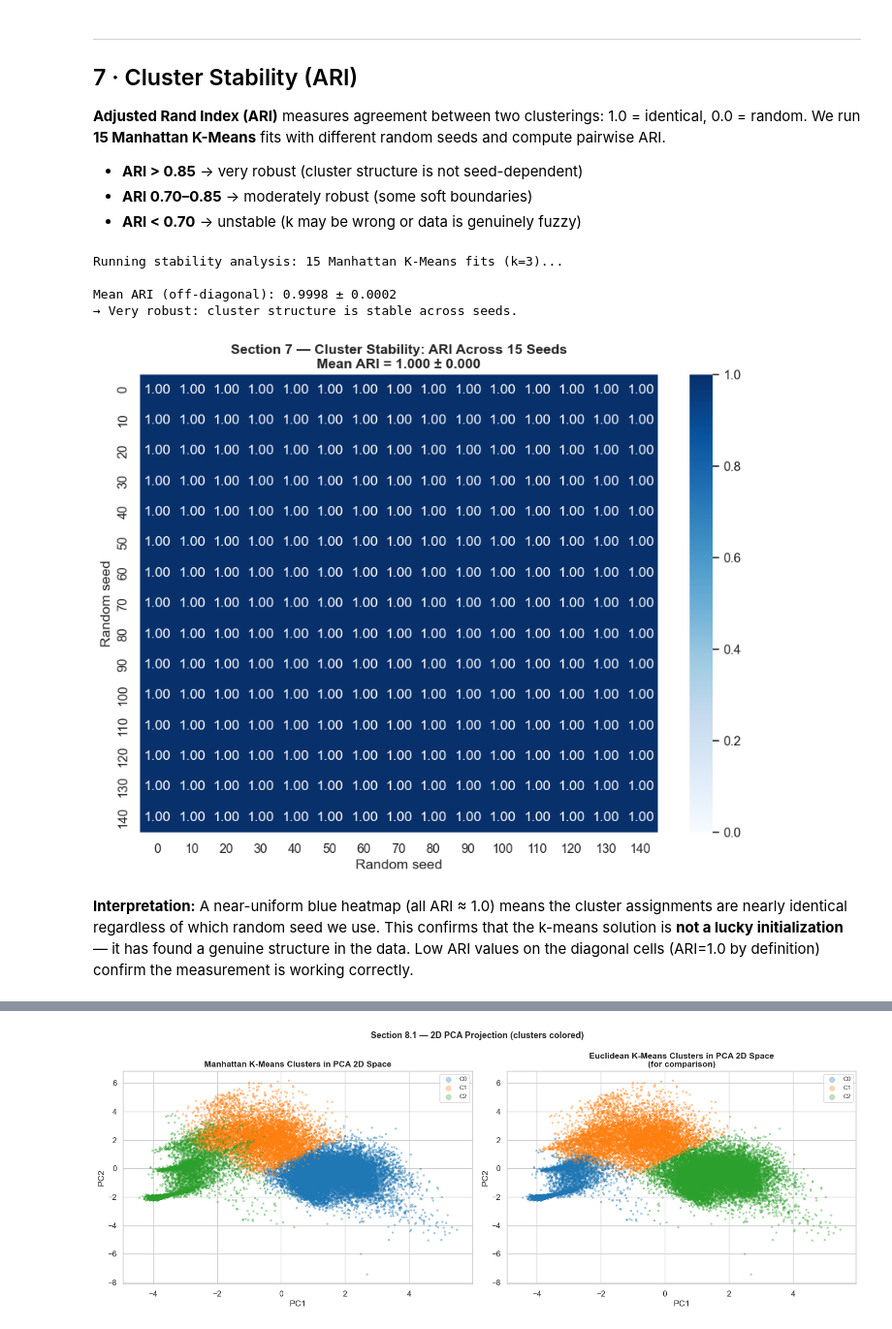
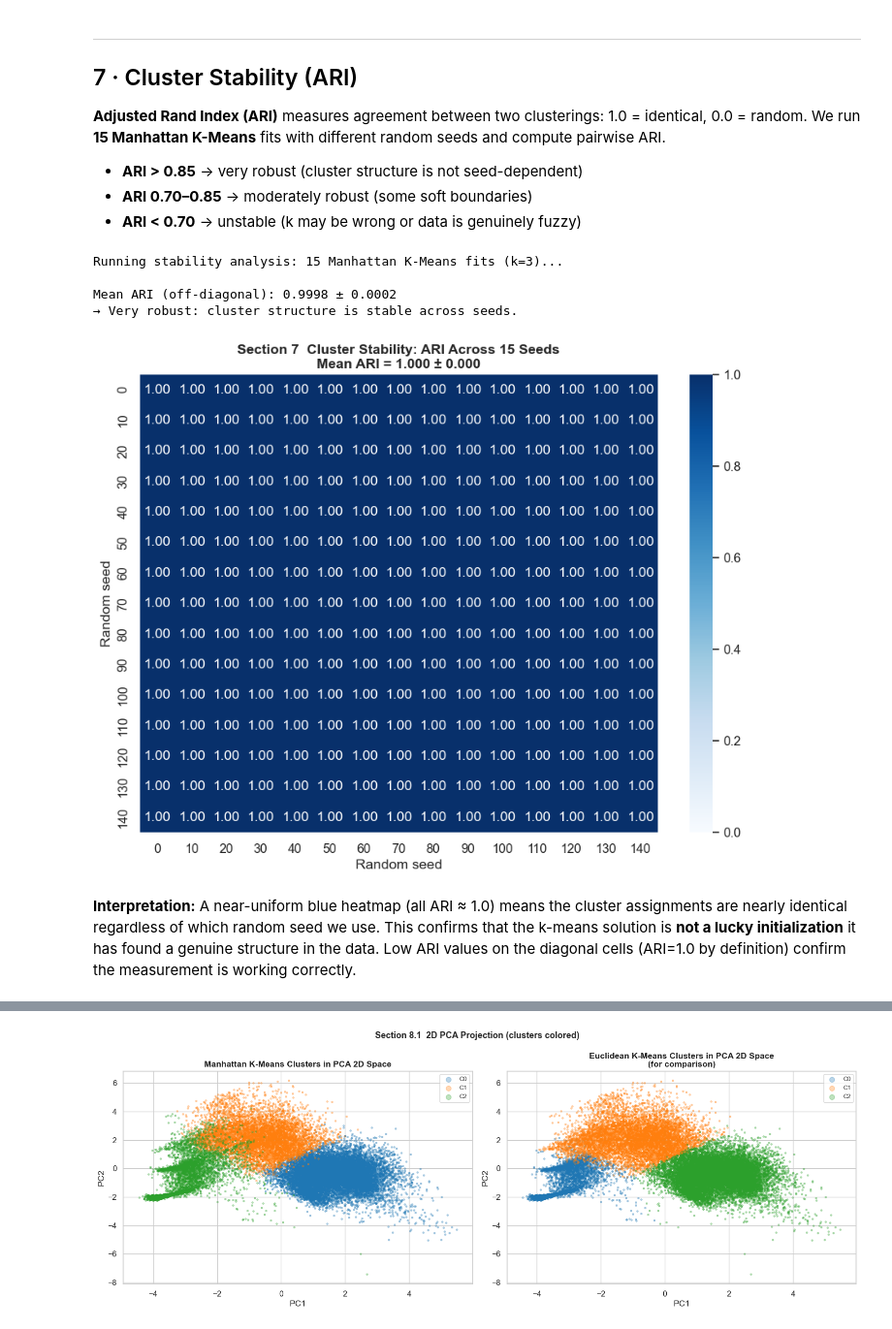
Before and after one commit to AfafKhadraoui/Student-Learning-Behavior-Clustering-Profiling, a Jupyter notebook: notebooks/03_kmeans_clustering.ipynb, the cells around one changed output, grey strips where cells are left out. Shown at 97% size. Saved outputs shown, nothing was run; the diff lists cells and outputs as text; code cells hidden in the pictures.

```diff
--- a/notebooks/03_kmeans_clustering.ipynb
+++ b/notebooks/03_kmeans_clustering.ipynb
@@ -869,37 +859,37 @@ for i in range(n_runs):
     for j in range(n_runs):
         ari_mat[i, j] = adjusted_rand_score(label_runs[i], label_runs[j])
 
 off_diag = ari_mat[np.triu_indices(n_runs, k=1)]
 mean_ari = float(off_diag.mean())
 std_ari  = float(off_diag.std())
 
 print(f'\nMean ARI (off-diagonal): {mean_ari:.4f} ± {std_ari:.4f}')
 if mean_ari >= 0.85:
     print('→ Very robust: cluster structure is stable across seeds.')
 elif mean_ari >= 0.70:
     print('→ Moderately robust: some soft boundaries, but structure is consistent.')
 else:
     print('→ Unstable: consider a different k or metric.')
 
 fig, ax = plt.subplots(figsize=(9, 7))
 sns.heatmap(ari_mat, annot=True, fmt='.2f', cmap='Blues', vmin=0, vmax=1,
             xticklabels=[str(s) for s in seeds],
             yticklabels=[str(s) for s in seeds], ax=ax)
-ax.set_title(f'Section 7 — Cluster Stability: ARI Across 15 Seeds\n'
+ax.set_title(f'Section 7  Cluster Stability: ARI Across 15 Seeds\n'
              f'Mean ARI = {mean_ari:.3f} ± {std_ari:.3f}', fontweight='bold')
 ax.set_xlabel('Random seed')
 ax.set_ylabel('Random seed')
 fig.tight_layout()
 fig.savefig(FIG_DIR / 'cluster_stability_ari.png', dpi=150, bbox_inches='tight')
 plt.show()
 # %% [output]
 Running stability analysis: 15 Manhattan K-Means fits (k=3)...
 
 Mean ARI (off-diagonal): 0.9998 ± 0.0002
 → Very robust: cluster structure is stable across seeds.
-[figure, old version]
+[figure, new version]
 # %% [markdown]
-**Interpretation:** A near-uniform blue heatmap (all ARI ≈ 1.0) means the cluster assignments are nearly identical regardless of which random seed we use. This confirms that the k-means solution is **not a lucky initialization** — it has found a genuine structure in the data. Low ARI values on the diagonal cells (ARI=1.0 by definition) confirm the measurement is working correctly.
+**Interpretation:** A near-uniform blue heatmap (all ARI ≈ 1.0) means the cluster assignments are nearly identical regardless of which random seed we use. This confirms that the k-means solution is **not a lucky initialization**  it has found a genuine structure in the data. Low ARI values on the diagonal cells (ARI=1.0 by definition) confirm the measurement is working correctly.
 # %% [markdown]
 ---
 ## 8 · Cluster Visualization
```
Also changed, not shown: parts of 95 cells of this notebook.
